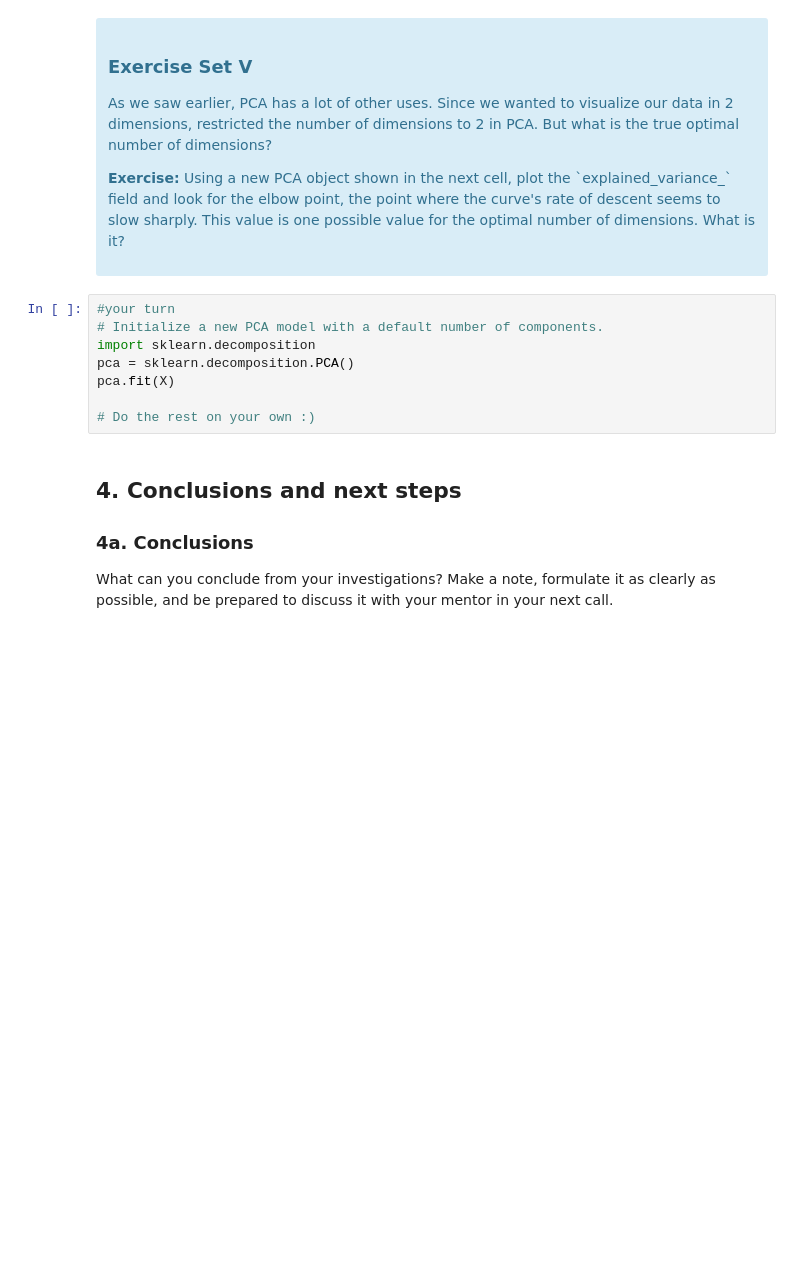
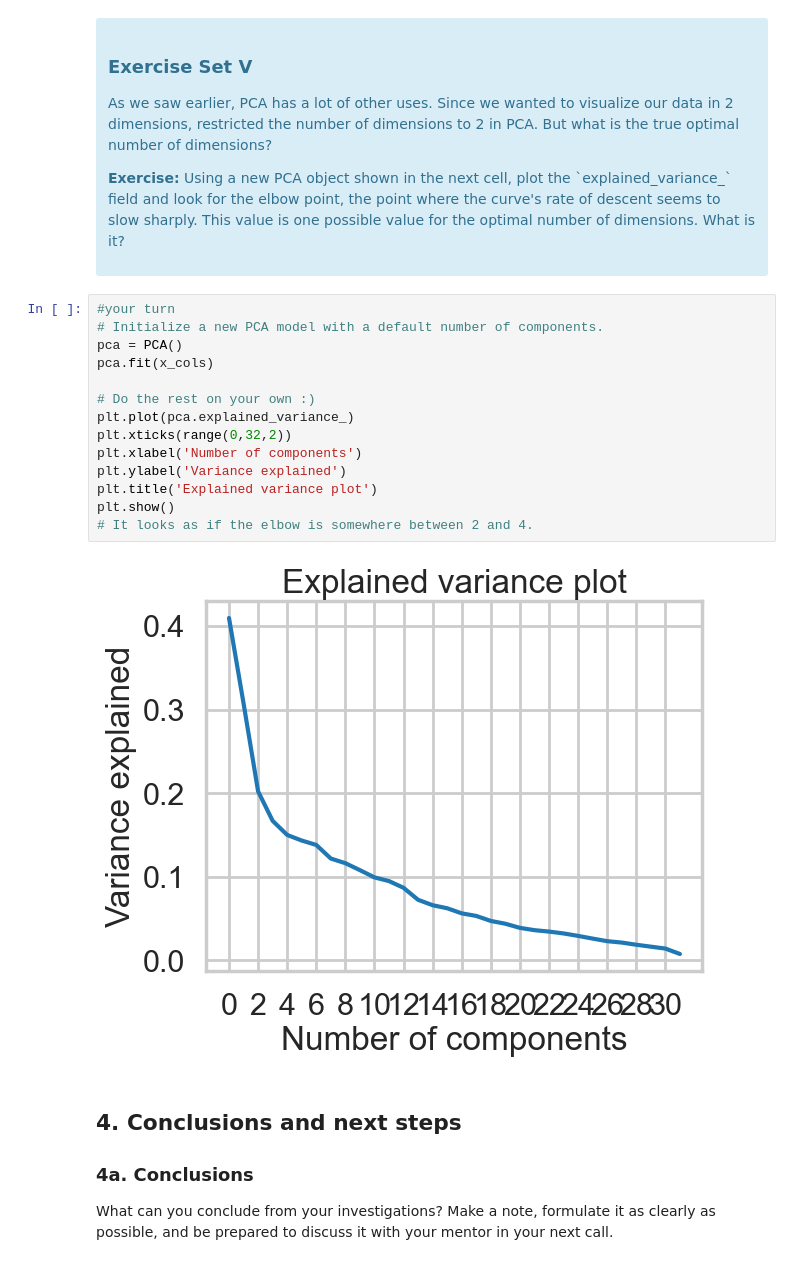
Before and after one commit to MsEM11/Clustering-Case-Study, a Jupyter notebook: Clustering Case Study - Customer Segmentation with K-Means - Tier 3.ipynb, the cells around one changed output. Drawn from its saved outputs; the diff is of its cells as text; blank space fills up the shorter version.

```diff
--- a/Clustering Case Study - Customer Segmentation with K-Means - Tier 3.ipynb
+++ b/Clustering Case Study - Customer Segmentation with K-Means - Tier 3.ipynb
@@ -394,11 +394,19 @@ What we've done is we've taken those columns of 0/1 indicator variables, and we'
 # %%
 #your turn
 # Initialize a new PCA model with a default number of components.
-import sklearn.decomposition
-pca = sklearn.decomposition.PCA()
-pca.fit(X)
+pca = PCA()
+pca.fit(x_cols)
 
 # Do the rest on your own :)
+plt.plot(pca.explained_variance_)
+plt.xticks(range(0,32,2))
+plt.xlabel('Number of components')
+plt.ylabel('Variance explained')
+plt.title('Explained variance plot')
+plt.show()
+# It looks as if the elbow is somewhere between 2 and 4.
+# %% [output]
+[figure, added]
 # %% [markdown]
 ## 4. Conclusions and next steps
 ### 4a. Conclusions
```
Also changed, not shown: parts of 2 cells of this notebook.
